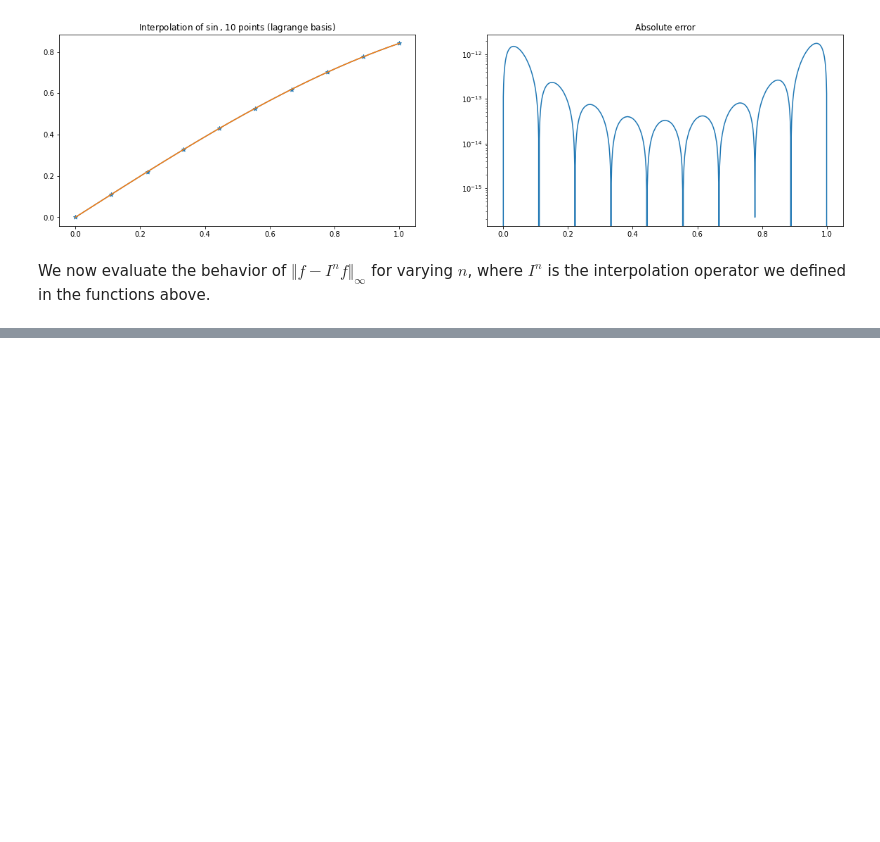
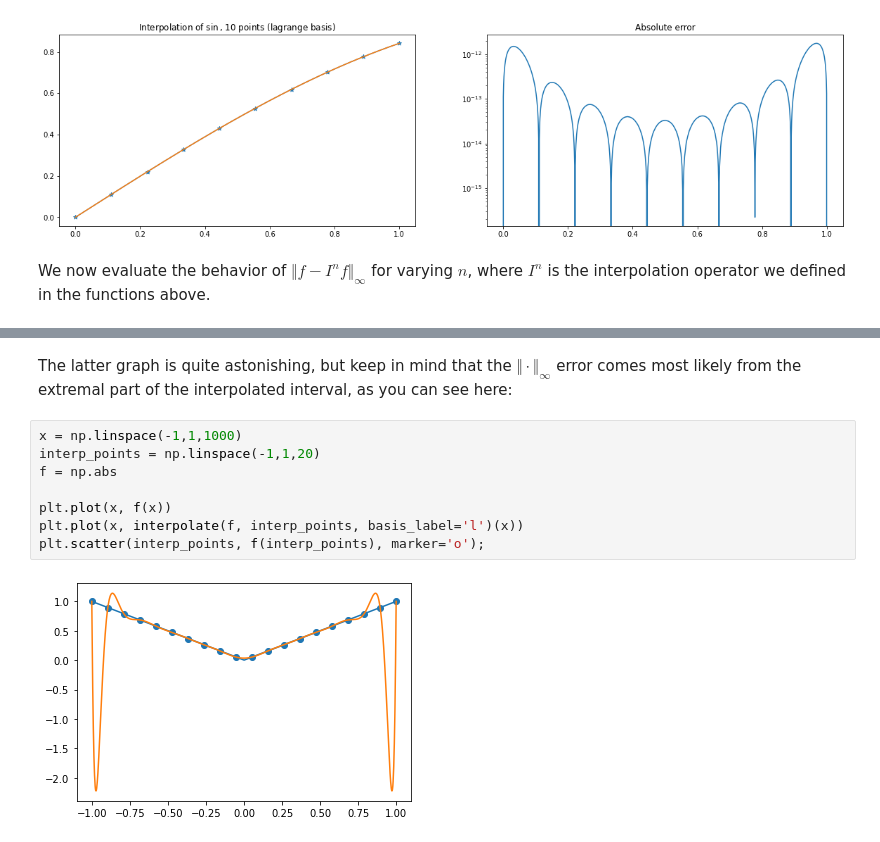
Before and after one commit to fandreuzzi-dssc/numerical-analysis, a Jupyter notebook: polynomial-interpolation.ipynb, the cells around one changed output, grey strips where cells are left out. Cells and saved outputs as stored; diff of their text form; blank space fills up the shorter version.

```diff
--- a/polynomial-interpolation.ipynb
+++ b/polynomial-interpolation.ipynb
@@ -126,0 +172,12 @@ plt.show()
+# %% [markdown]
+The latter graph is quite astonishing, but keep in mind that the $\Vert \cdot \Vert_\infty$ error comes most likely from the extremal part of the interpolated interval, as you can see here:
+# %%
+x = np.linspace(-1,1,1000)
+interp_points = np.linspace(-1,1,20)
+f = np.abs
+
+plt.plot(x, f(x))
+plt.plot(x, interpolate(f, interp_points, basis_label='l')(x))
+plt.scatter(interp_points, f(interp_points), marker='o');
+# %% [output]
+[figure, added]
```
Also changed, not shown: parts of 12 cells of this notebook.
